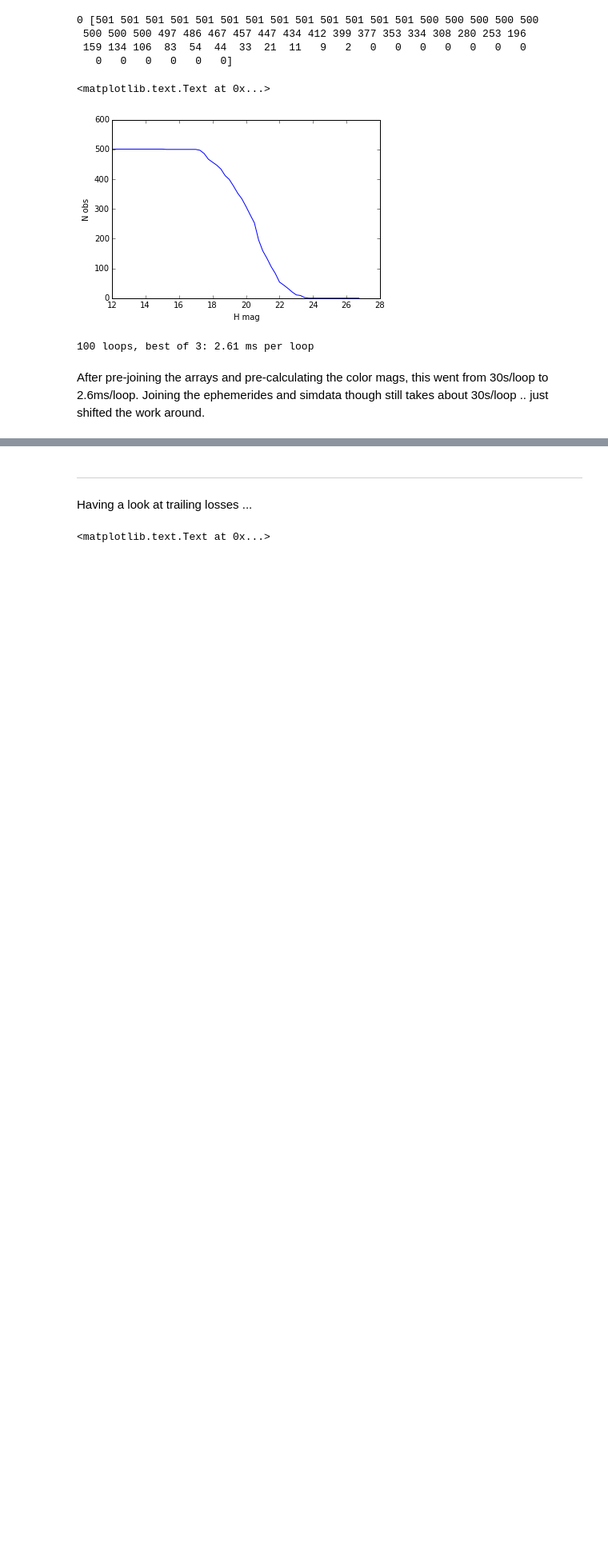
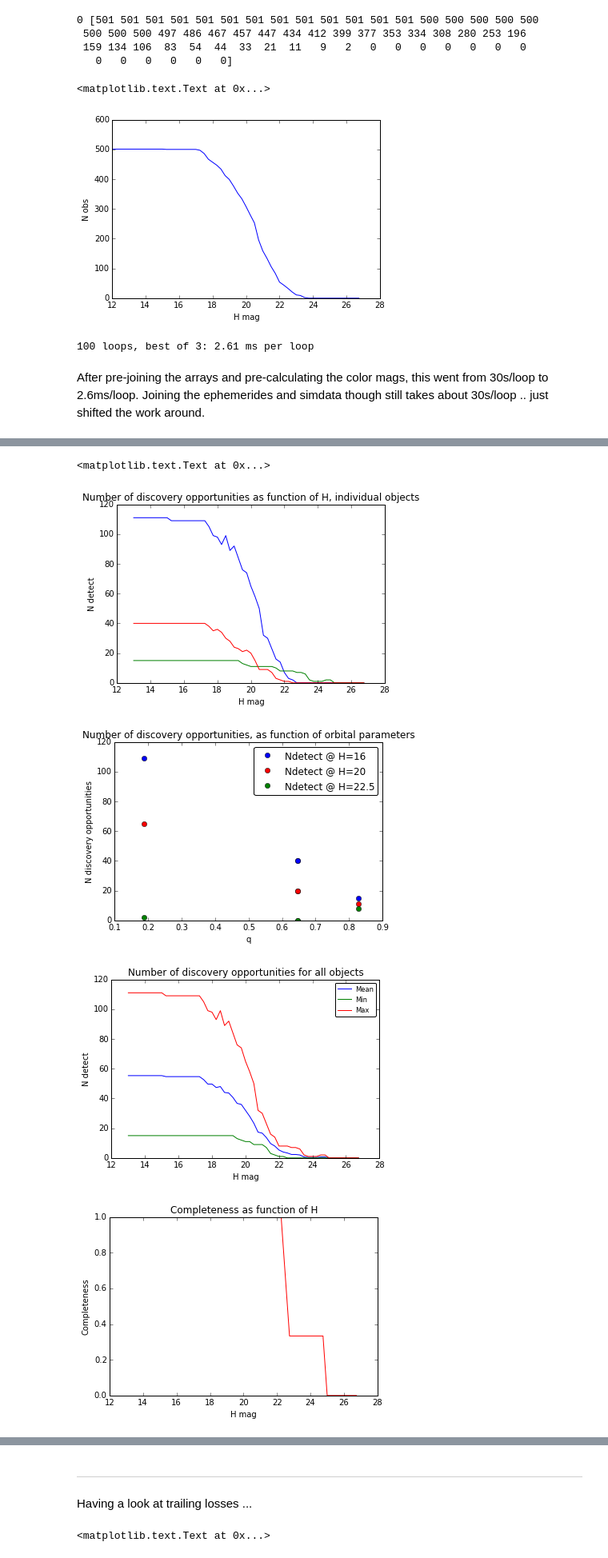
Before and after one commit to rhiannonlynne/MafSSO, a Jupyter notebook: Prototype Maf SSO detections.ipynb, the cells around one changed output, grey strips where cells are left out. Shown at 80% size. Saved outputs shown, nothing was run; the diff lists cells and outputs as text; code cells hidden in the pictures; blank space fills up the shorter version.

```diff
--- a/Prototype Maf SSO detections.ipynb
+++ b/Prototype Maf SSO detections.ipynb
@@ -527,2 +542,63 @@ def DetectionMetric(ssoObs, magH=20., Hrange=Hrange, snrLimit=5):
+# %%
+Hrange = np.arange(13, 27, 0.25)
+discoveries = np.zeros([len(ssos), len(Hrange)], int)
+for i, sso in enumerate(ssos):
+    obs = ssoObs[np.where(ssoObs['!!ObjID'] == sso)]
+    discoveries[i] = DiscoveryMetric(obs, Hrange=Hrange)
+# %%
+plt.figure()
+plt.title('Number of discovery opportunities as function of H, individual objects')
+for i, sso in enumerate(ssos):
+    plt.plot(Hrange, discoveries[i])
+plt.xlabel('H mag')
+plt.ylabel('N detect')
+
+plt.figure()
+plt.title('Number of discovery opportunities, as function of orbital parameters')
+idx16 = np.where(Hrange == 16)[0]
+idx20 = np.where(Hrange == 20)[0]
+idx225 = np.where(Hrange == 22.5)[0]
+for i, sso in enumerate(ssos):
+    match = np.where(orbits['!!ObjID'] == sso)[0]
+    orbit = orbits[match][0]
+    plt.plot(orbit['q'], discoveries[i][idx16], 'bo')
+    plt.plot(orbit['q'], discoveries[i][idx20], 'ro')
+    plt.plot(orbit['q'], discoveries[i][idx225], 'go')
+plt.plot(orbit['q'], discoveries[i][idx16], 'bo', label='Ndetect @ H=16')
+plt.plot(orbit['q'], discoveries[i][idx20], 'ro', label='Ndetect @ H=20')
+plt.plot(orbit['q'], discoveries[i][idx225], 'go', label='Ndetect @ H=22.5')
+plt.legend(loc='upper right', fancybox=True, numpoints=1)
+plt.xlabel('q')
+plt.ylabel('N discovery opportunities')
+
+plt.figure()
+plt.title('Number of discovery opportunities for all objects')
+meanNobs = np.mean(discoveries, axis=0)
+minNobs = np.min(discoveries, axis=0)
+maxNobs = np.max(discoveries, axis=0)
+plt.plot(Hrange, meanNobs, label="Mean")
+plt.plot(Hrange, minNobs, label="Min")
+plt.plot(Hrange, maxNobs, label="Max")
+plt.legend(loc='upper right', fancybox=True, numpoints=1, fontsize='smaller')
+plt.xlabel('H mag')
+plt.ylabel('N detect')
+
+plt.figure()
+plt.title('Completeness as function of H')
+completeness = np.zeros(len(Hrange), float)
+for H in Hrange:
+    Hidx = np.where(Hrange == H)[0]
+    for i, sso in enumerate(ssos):
+        if discoveries[i][Hidx] >= 1:
+            completeness[Hidx] += 1
+plt.plot(Hrange, completeness/ssos.size, 'r-')
+plt.xlabel('H mag')
+plt.ylabel('Completeness')
+# %% [output]
+<matplotlib.text.Text at 0x...>
+[figure, added]
+[figure, added]
+[figure, added]
+[figure, added]
 # %% [markdown]
 ---
```
Also changed, not shown: parts of 6 cells of this notebook.
